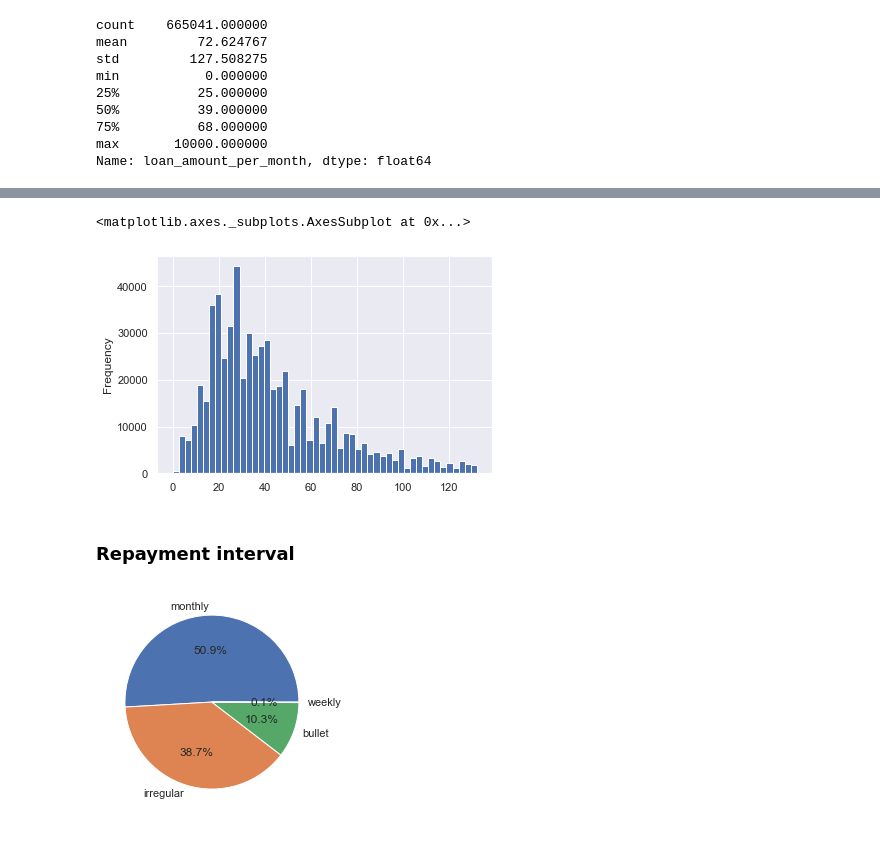
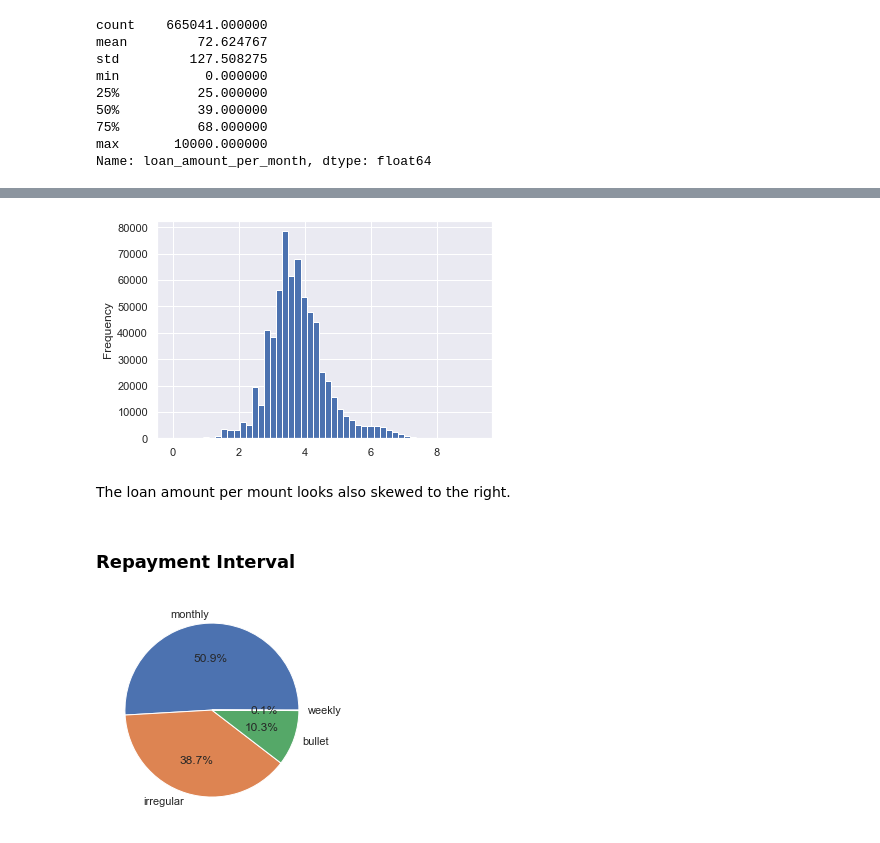
Before and after one commit to lasayin/Crowdfunding-on-Kiva-Platform, a Jupyter notebook: Kiva_Crowdfunding_EDA.ipynb, the cells around one changed output, grey strips where cells are left out. Saved outputs shown, nothing was run; the diff lists cells and outputs as text; code cells hidden in the pictures.

```diff
--- a/Kiva_Crowdfunding_EDA.ipynb
+++ b/Kiva_Crowdfunding_EDA.ipynb
@@ -597,10 +589,11 @@ B = plt.boxplot(loans_others.loan_amount_per_month)
 # %%
-loans_others[loans_others.loan_amount_per_month < 133].loan_amount_per_month.plot.hist(bins=50)
+_ = np.log(loans_others.loan_amount_per_month+1).plot.hist(bins=50)
 # %% [output]
-<matplotlib.axes._subplots.AxesSubplot at 0x...>
-[figure, old version]
+[figure, new version]
+# %% [markdown]
+The loan amount per mount looks also skewed to the right.
 # %% [markdown]
-### Repayment interval
+### Repayment Interval
 # %%
 # Repayment interval distribution
 labels = loans_others.repayment_interval.value_counts().index
```
Also changed, not shown: parts of 138 cells of this notebook.
